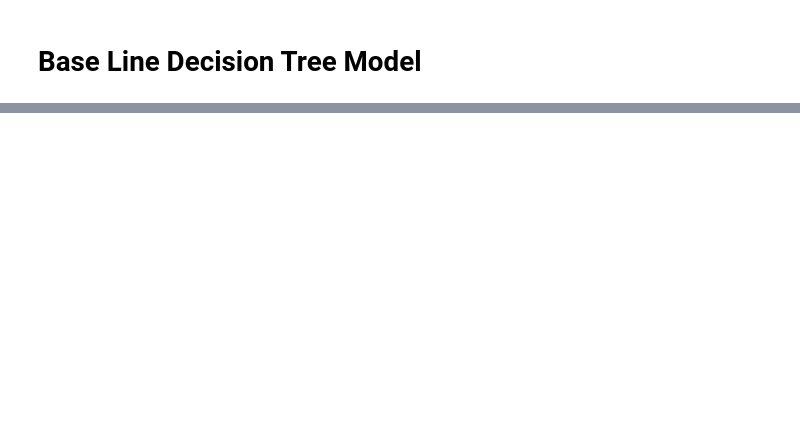
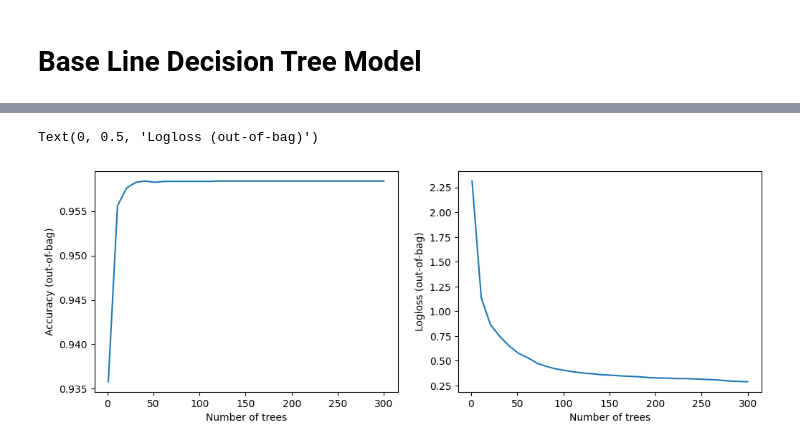
Before and after one commit to patsals/CHD-adversarial-nn, a Jupyter notebook: RandomForest.ipynb, the cells around one changed output, grey strips where cells are left out. Cells and saved outputs as stored; diff of their text form; code cells hidden in the pictures; blank space fills up the shorter version.

```diff
--- a/RandomForest.ipynb
+++ b/RandomForest.ipynb
@@ -48,0 +52,16 @@ def process_and_load_data(data, target = str):
+# %%
+# Male = 1
+# Female = 0
+# CHD Positive = 1
+# CHD Negative = 1
+#df['Gender'] = df['Gender'].mask(df['Gender'] == 'Male', 1).mask(df['Gender'] == 'Female', 0)
+df['Coronary heart disease'] = df['Coronary heart disease'].mask(df['Coronary heart disease'] == 'Yes', 1).mask(df['Coronary heart disease'] == 'No', 0)
+categorical_cols = ['Diabetes', 'Blood related diabetes', 'Vigorous-work']
+
+# One-hot encoding
+#df = pd.get_dummies(df, columns=categorical_cols, drop_first=True)
+
+#Correct Data Type
+df['Coronary heart disease'] = df['Coronary heart disease'].astype(int)
+# %%
+train_ds, test_ds, val_ds = process_and_load_data(df, 'Coronary_heart_disease')
@@ -52,0 +82,2 @@ rf = tfdf.keras.RandomForestModel(verbose=2)
+# %%
+rf.fit(train_ds)
@@ -52,0 +101,7 @@ rf = tfdf.keras.RandomForestModel(verbose=2)
+# %%
+rf.compile(metrics=["accuracy"])
+evaluation = rf.evaluate(test_ds, return_dict=True)
+print()
+
+for name, value in evaluation.items():
+  print(f"{name}: {value:.4f}")
@@ -52,0 +137,17 @@ rf = tfdf.keras.RandomForestModel(verbose=2)
+# %%
+logs = rf.make_inspector().training_logs()
+
+plt.figure(figsize=(12, 4))
+
+plt.subplot(1, 2, 1)
+plt.plot([log.num_trees for log in logs], [log.evaluation.accuracy for log in logs])
+plt.xlabel("Number of trees")
+plt.ylabel("Accuracy (out-of-bag)")
+
+plt.subplot(1, 2, 2)
+plt.plot([log.num_trees for log in logs], [log.evaluation.loss for log in logs])
+plt.xlabel("Number of trees")
+plt.ylabel("Logloss (out-of-bag)")
+# %% [output]
+Text(0, 0.5, 'Logloss (out-of-bag)')
+[figure, added]
```
Also changed, not shown: parts of 14 cells of this notebook, 3 other files.
